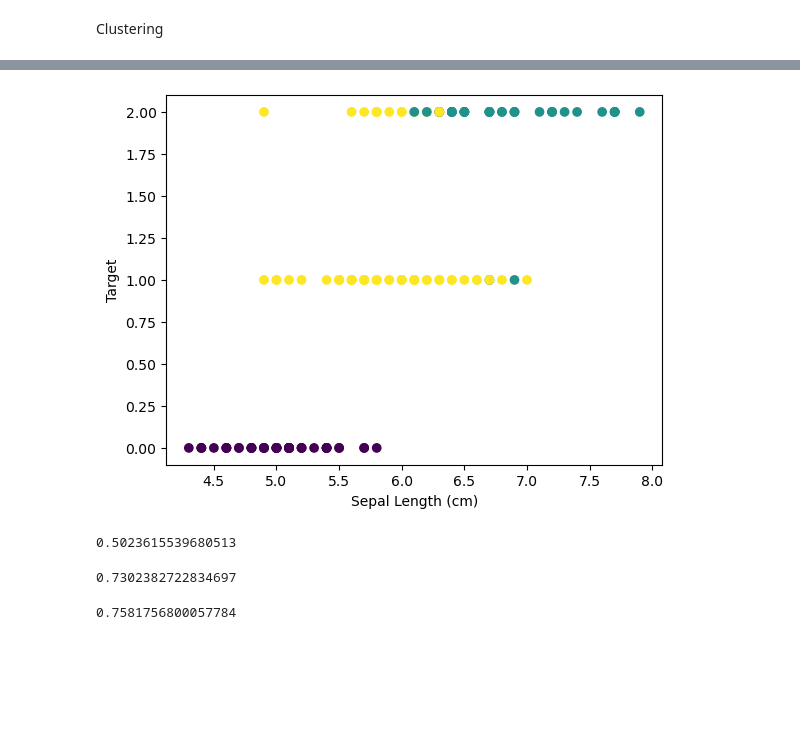
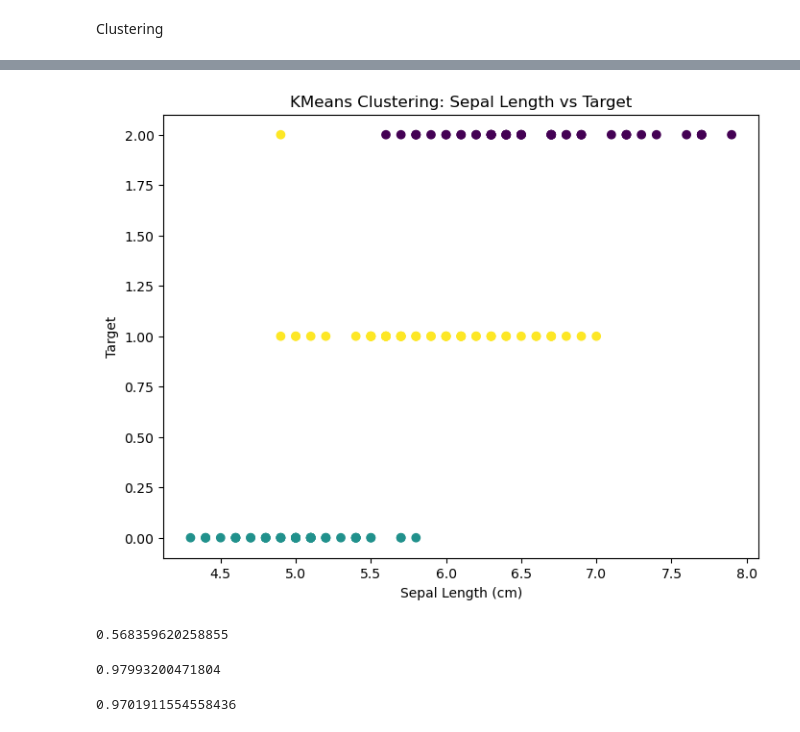
Before and after one commit to Ananya13V/Practicals-Apr-2025, a Jupyter notebook: ADS_codes/ADS4b.ipynb, the cells around one changed output, grey strips where cells are left out. Saved outputs shown, nothing was run; the diff lists cells and outputs as text; code cells hidden in the pictures; blank space fills up the shorter version.

```diff
--- a/ADS_codes/ADS4b.ipynb
+++ b/ADS_codes/ADS4b.ipynb
@@ -79,45 +46,29 @@ Cluster Centers:
-# %%
-from sklearn.cluster import KMeans
-import matplotlib.pyplot as plt
-
-# Assuming dfr is the DataFrame with the columns: 'sepal length (cm)', 'target', and others
-
-# Use only the feature columns for clustering, excluding 'target'
-X = dfr[
-    ["sepal length (cm)", "sepal width (cm)", "petal length (cm)", "petal width (cm)"]
-]
-
-# Create KMeans model with 3 clusters
-kmeans_model = KMeans(n_clusters=3)
-
-# Fit the model
-y_kmeans = kmeans_model.fit(X)
-
-# Add the cluster labels to the dataframe
-dfr["kmeans_3"] = kmeans_model.labels_
-
-# Plot the results
-plt.scatter(x=dfr["sepal length (cm)"], y=dfr["target"], c=dfr["kmeans_3"])
-plt.xlabel("Sepal Length (cm)")
-plt.ylabel("Target")
-plt.show()
-# %% [output]
-[figure, removed]
+# %%
+import matplotlib.pyplot as plt
+
+plt.figure(figsize=(8, 6))
+plt.scatter(x=df["sepal length (cm)"], y=df["target"], c=df["kmeans_labels"])
+plt.xlabel("Sepal Length (cm)")
+plt.ylabel("Target")
+plt.title("KMeans Clustering: Sepal Length vs Target")
+plt.show()
+# %% [output]
+[figure, added]
 # %%
 #Intrinsic Method
 from sklearn.metrics import silhouette_score
-silhouette_score(dfr[['sepal length (cm)','target']], dfr['kmeans_3'], metric = 'euclidean')
+silhouette_score(df[['sepal length (cm)','target']], df['kmeans_labels'], metric = 'euclidean')
 # %% [output]
-0.5023615539680513
+0.568359620258855
 # %%
 #Adjusted Rand Index
 from sklearn.metrics.cluster import adjusted_rand_score
-adjusted_rand_score(df['target'], dfr['kmeans_3'])
+adjusted_rand_score(df['target'], df['kmeans_labels'])
 # %% [output]
-0.7302382722834697
+0.97993200471804
 # %%
 #Mutual Information
 from sklearn.metrics.cluster import normalized_mutual_info_score
-normalized_mutual_info_score(df['target'], dfr['kmeans_3'])
+normalized_mutual_info_score(df['target'], df['kmeans_labels'])
 # %% [output]
-0.7581756800057784
+0.9701911554558436
```
Also changed, not shown: parts of 3 cells of this notebook.
